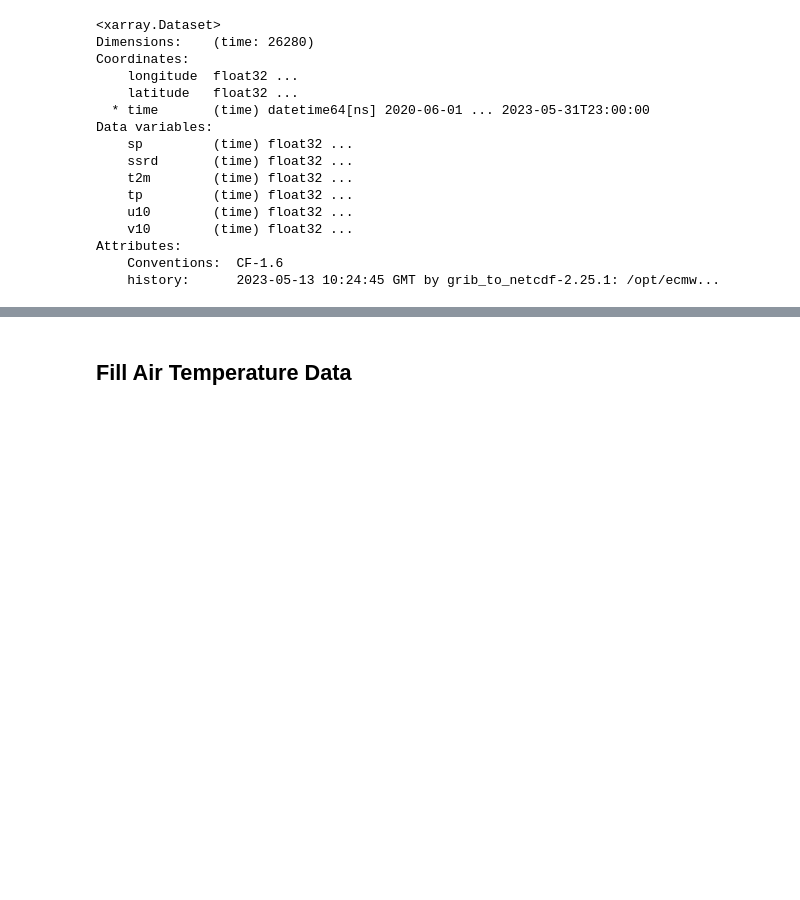
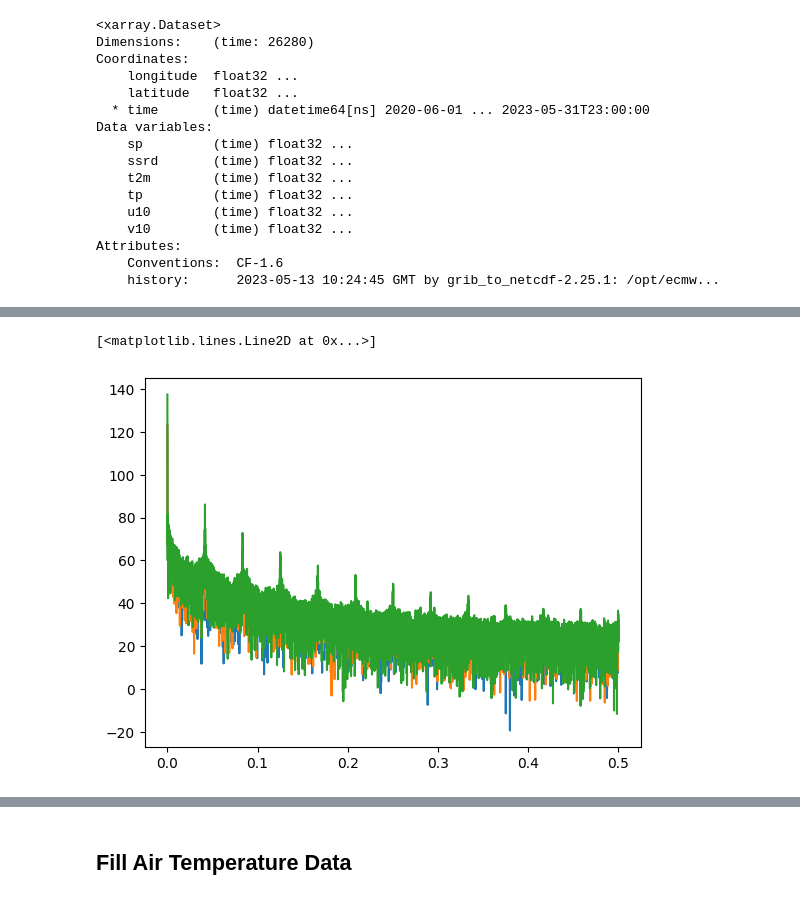
Before and after one commit to martin-wegmann/lexplore_gap_filling, a Jupyter notebook: notebooks/g2s_meteo_gapfill_august2023.ipynb, the cells around one changed output, grey strips where cells are left out. Cells and saved outputs as stored; diff of their text form; code cells hidden in the pictures; blank space fills up the shorter version.

```diff
--- a/notebooks/g2s_meteo_gapfill_august2023.ipynb
+++ b/notebooks/g2s_meteo_gapfill_august2023.ipynb
@@ -180,0 +217,24 @@ Attributes:
+# %%
+from scipy import fftpack
+
+fs = 1 / (365*24) # hourly
+N = len(era5_land.t2m.values[:5000])
+spectrum = fftpack.fft(era5_land.t2m.values[:5000])
+freqs = fftpack.fftfreq(len(spectrum)) #* fs
+
+plt.plot(freqs[:N//2], 20 * np.log10(np.abs(spectrum[:N//2])))
+
+N = len(era5_land.t2m.values[10000:15000])
+spectrum = fftpack.fft(era5_land.t2m.values[10000:15000])
+freqs = fftpack.fftfreq(len(spectrum)) #* fs
+
+plt.plot(freqs[:N//2], 20 * np.log10(np.abs(spectrum[:N//2])))
+
+N = len(era5_land.t2m.values)
+spectrum = fftpack.fft(era5_land.t2m.values)
+freqs = fftpack.fftfreq(len(spectrum)) #* fs
+
+plt.plot(freqs[:N//2], 20 * np.log10(np.abs(spectrum[:N//2])))
+# %% [output]
+[<matplotlib.lines.Line2D at 0x...>]
+[figure, added]
```
Also changed, not shown: parts of 65 cells of this notebook.
